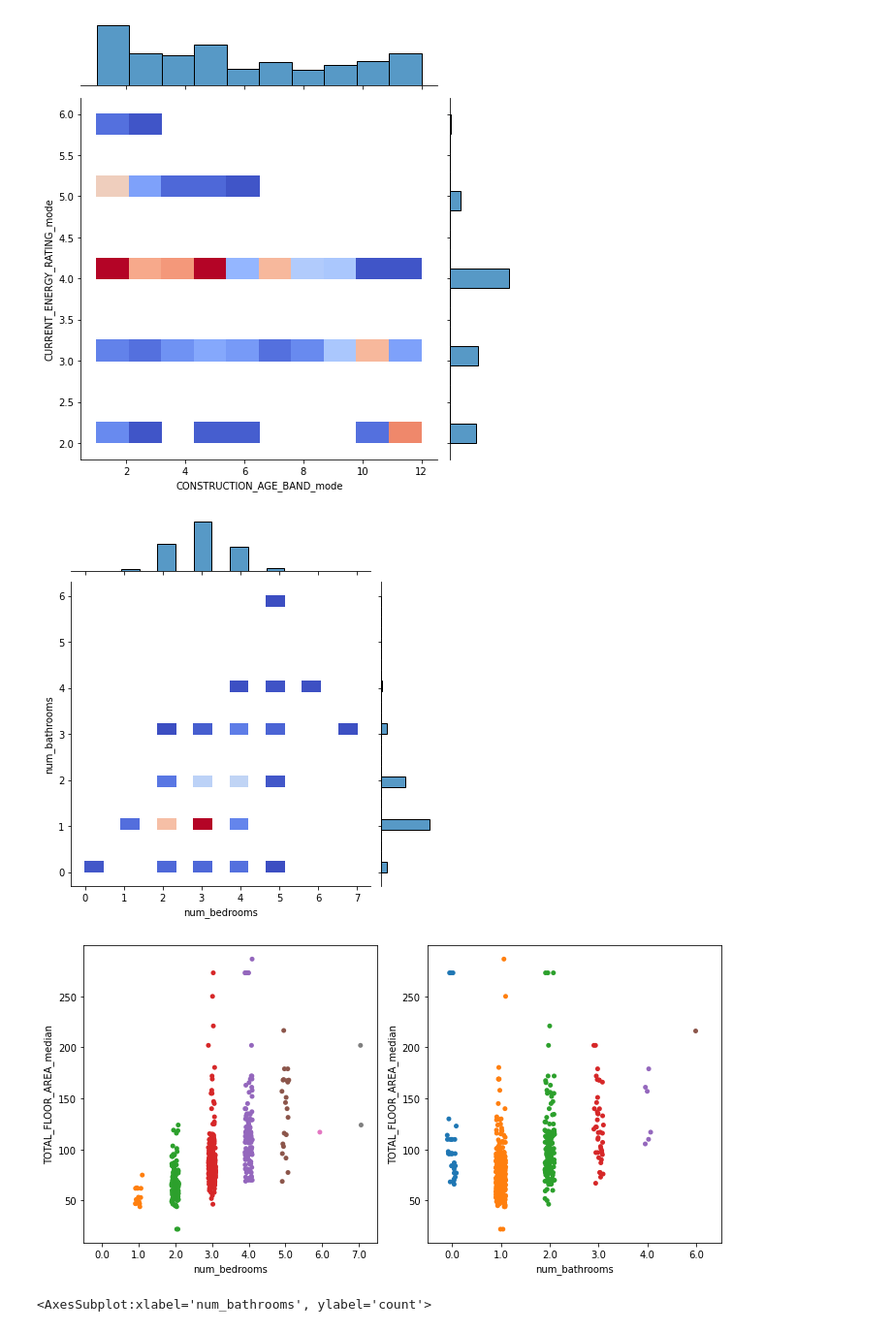
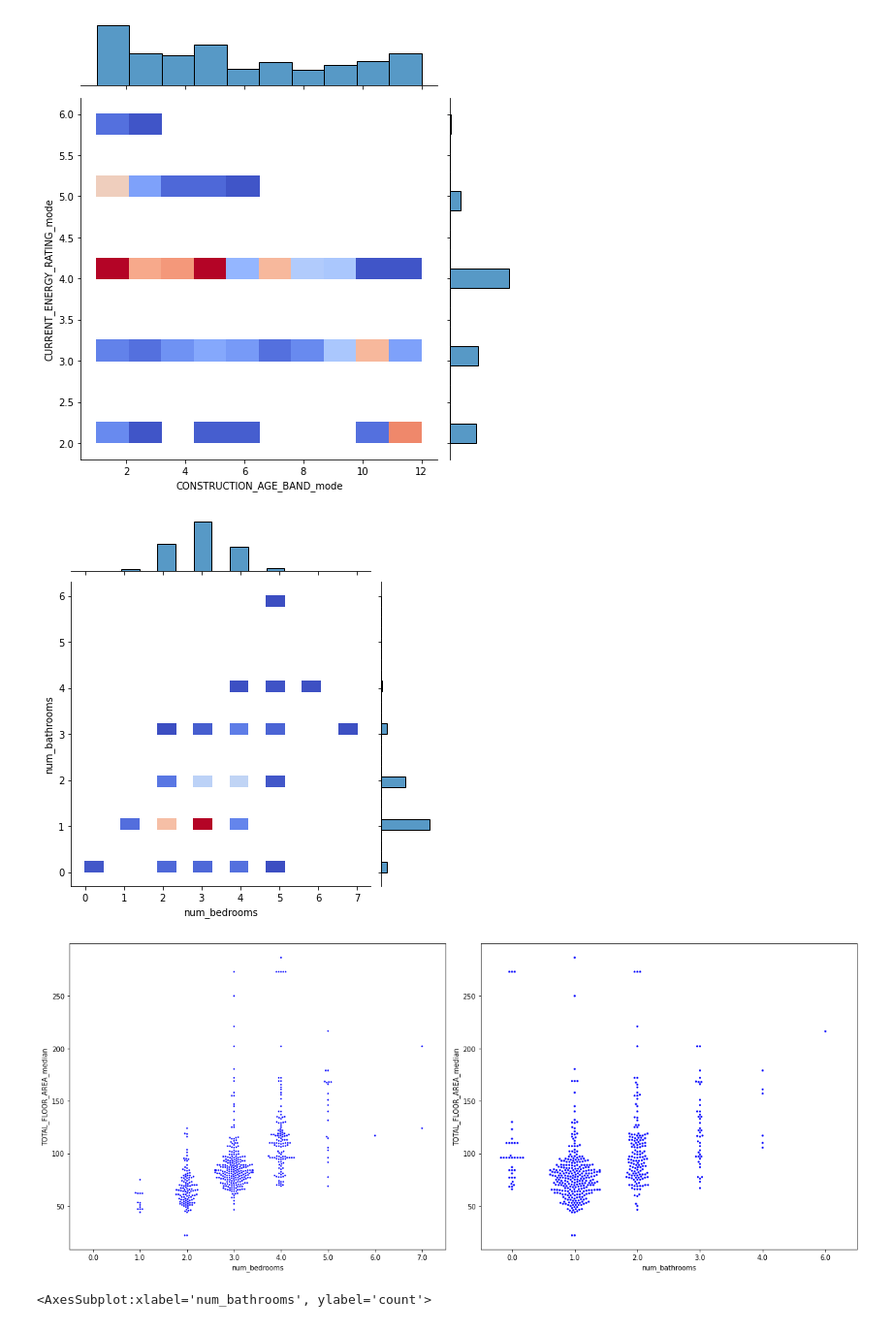
Before and after one commit to RobertVallance/house_prices_prediction_nuneaton_hinckley, a Jupyter notebook: 2.1-eda.ipynb, the cells around one changed output. Shown at 97% size. Cells and saved outputs as stored; diff of their text form; code cells hidden in the pictures.

Commit message:
Fix to longitude-latitude plots, tidy up code and add more plots

```diff
--- a/2.1-eda.ipynb
+++ b/2.1-eda.ipynb
@@ -238,14 +237,14 @@ sns.jointplot(x=zoopla_df_train['CONSTRUCTION_AGE_BAND_mode'], y=zoopla_df_train
 # %%
 # number bedrooms, number bathrooms and total floor area
 sns.jointplot(x=zoopla_df_train['num_bedrooms'], y=zoopla_df_train['num_bathrooms'], kind='hist', cmap='coolwarm')
 
-fig, ax = plt.subplots(1, 2, figsize=(10, 5))
-sns.stripplot(x=zoopla_df_train['num_bedrooms'], y=zoopla_df_train['TOTAL_FLOOR_AREA_median'], ax=ax[0])
-sns.stripplot(x=zoopla_df_train['num_bathrooms'], y=zoopla_df_train['TOTAL_FLOOR_AREA_median'], ax=ax[1])
+fig, ax = plt.subplots(1, 2, figsize=(17, 7))
+sns.swarmplot(x=zoopla_df_train['num_bedrooms'], y=zoopla_df_train['TOTAL_FLOOR_AREA_median'], s=2.5, color='b', ax=ax[0])
+sns.swarmplot(x=zoopla_df_train['num_bathrooms'], y=zoopla_df_train['TOTAL_FLOOR_AREA_median'], s=3, color='b', ax=ax[1])
 plt.tight_layout()
 # %% [output]
 [figure]
-[figure, old version]
+[figure, new version]
 # %%
 # 1D plots of total floor area, num bedrooms and bathrooms
 
```
Also changed, not shown: parts of 28 cells of this notebook.
